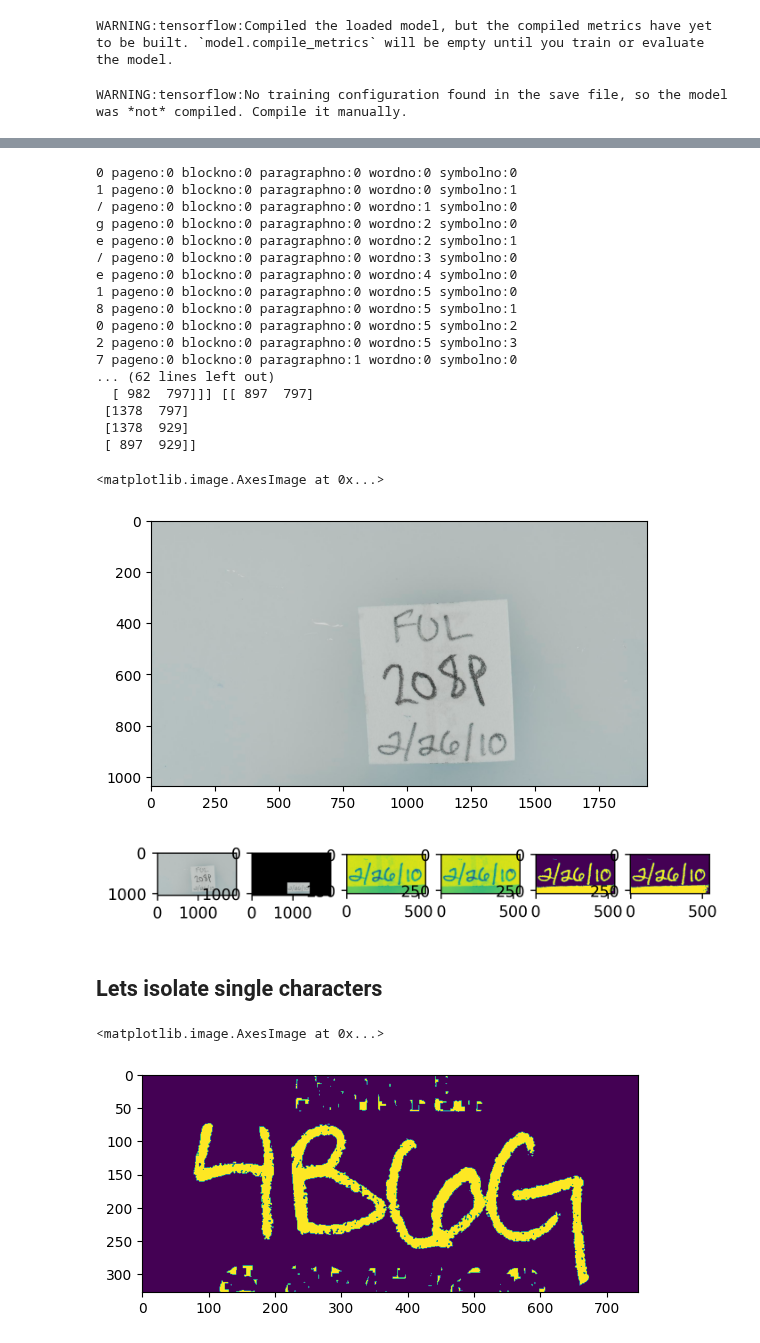
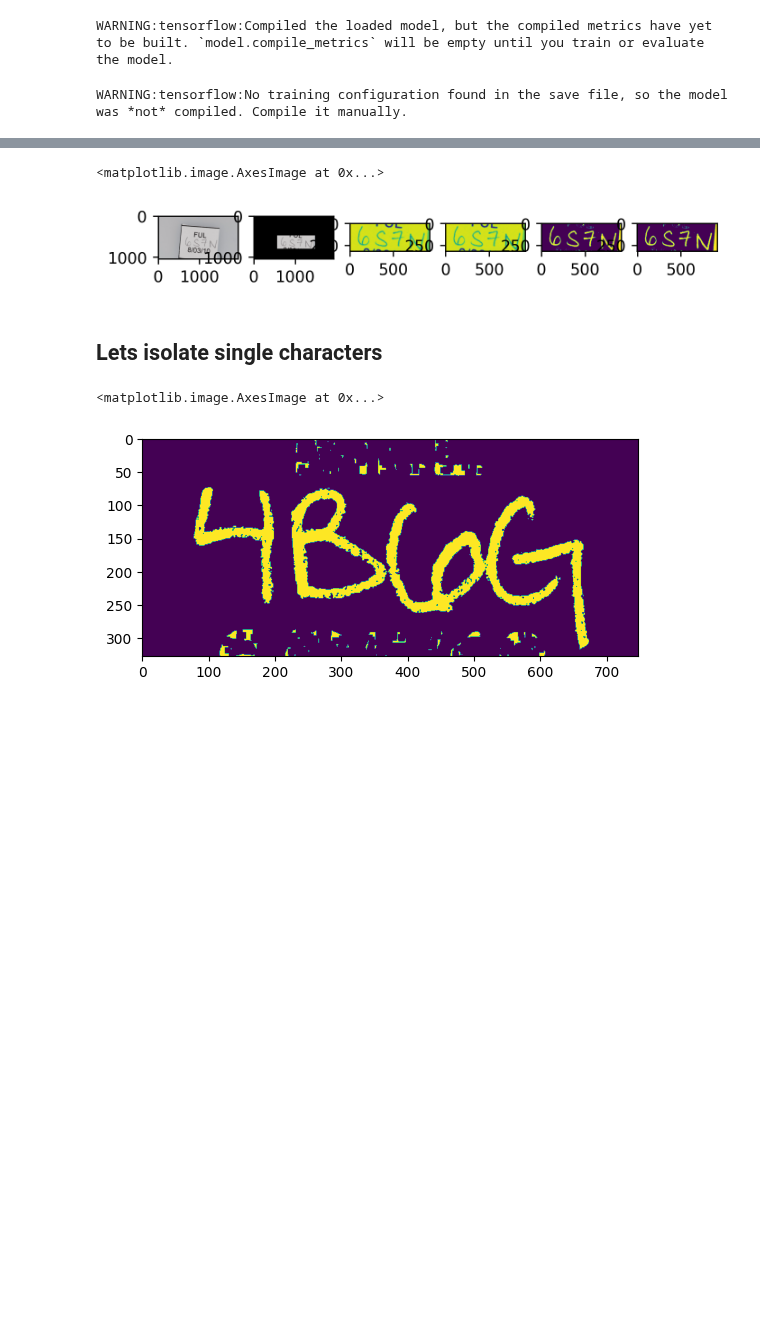
Before and after one commit to Jor-Lee/Guppies, a Jupyter notebook: Python_Files/ML_preprocessing.ipynb, the cells around one changed output, grey strips where cells are left out. Cells and saved outputs as stored; diff of their text form; code cells hidden in the pictures; blank space fills up the shorter version.

```diff
--- a/Python_Files/ML_preprocessing.ipynb
+++ b/Python_Files/ML_preprocessing.ipynb
@@ -249,8 +284,8 @@ def GetImageAndParaBox(file, client, verbose=False):
 # %%
 def extract_ID_handwriting(frame, paragraph_vertices, verbose=False):
 
-    padx = 30
-    pady = 70
+    padx = 60
+    pady = 30
 
     #firstly find the box around the identity, and also calculate the approx angle of rotation of that box.
     adapted_para_box = paragraph_vertices.copy()
@@ -533,34 +562,14 @@ IndexError: string index out of range
 # %%
 file = new_jpg_files[6]
-frame, para_boxes = GetImageAndParaBox(file, client, verbose=True)
+frame, para_boxes = GetImageAndParaBox(file, client, verbose=False)
 para_box = combine_paraboxes(para_boxes)
-
-print(para_boxes, para_box)
 
 ID = extract_ID_handwriting(frame, para_box, verbose=True)
 plt.imshow(ID)
 # print(file)
 # %% [output]
-0 pageno:0 blockno:0 paragraphno:0 wordno:0 symbolno:0
-1 pageno:0 blockno:0 paragraphno:0 wordno:0 symbolno:1
-/ pageno:0 blockno:0 paragraphno:0 wordno:1 symbolno:0
-g pageno:0 blockno:0 paragraphno:0 wordno:2 symbolno:0
-e pageno:0 blockno:0 paragraphno:0 wordno:2 symbolno:1
-/ pageno:0 blockno:0 paragraphno:0 wordno:3 symbolno:0
-e pageno:0 blockno:0 paragraphno:0 wordno:4 symbolno:0
-1 pageno:0 blockno:0 paragraphno:0 wordno:5 symbolno:0
-8 pageno:0 blockno:0 paragraphno:0 wordno:5 symbolno:1
-0 pageno:0 blockno:0 paragraphno:0 wordno:5 symbolno:2
-2 pageno:0 blockno:0 paragraphno:0 wordno:5 symbolno:3
-7 pageno:0 blockno:0 paragraphno:1 wordno:0 symbolno:0
-... (62 lines left out)
-  [ 982  797]]] [[ 897  797]
- [1378  797]
- [1378  929]
- [ 897  929]]
+<matplotlib.image.AxesImage at 0x...>
-<matplotlib.image.AxesImage at 0x...>
-[figure, old version]
+[figure, new version]
-[figure, removed]
 # %% [markdown]
 ## Lets isolate single characters
 # %%
```
Also changed, not shown: parts of 6 cells of this notebook, 1 other file.
